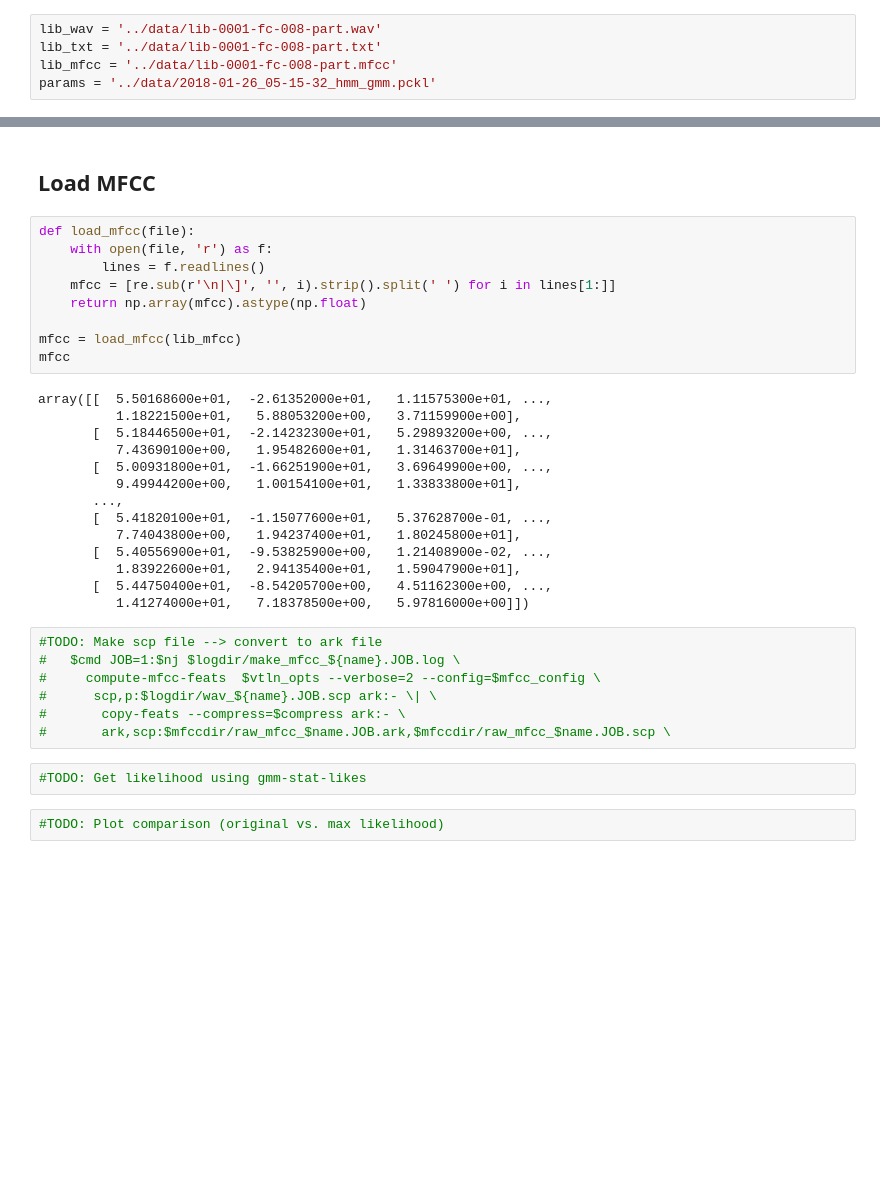
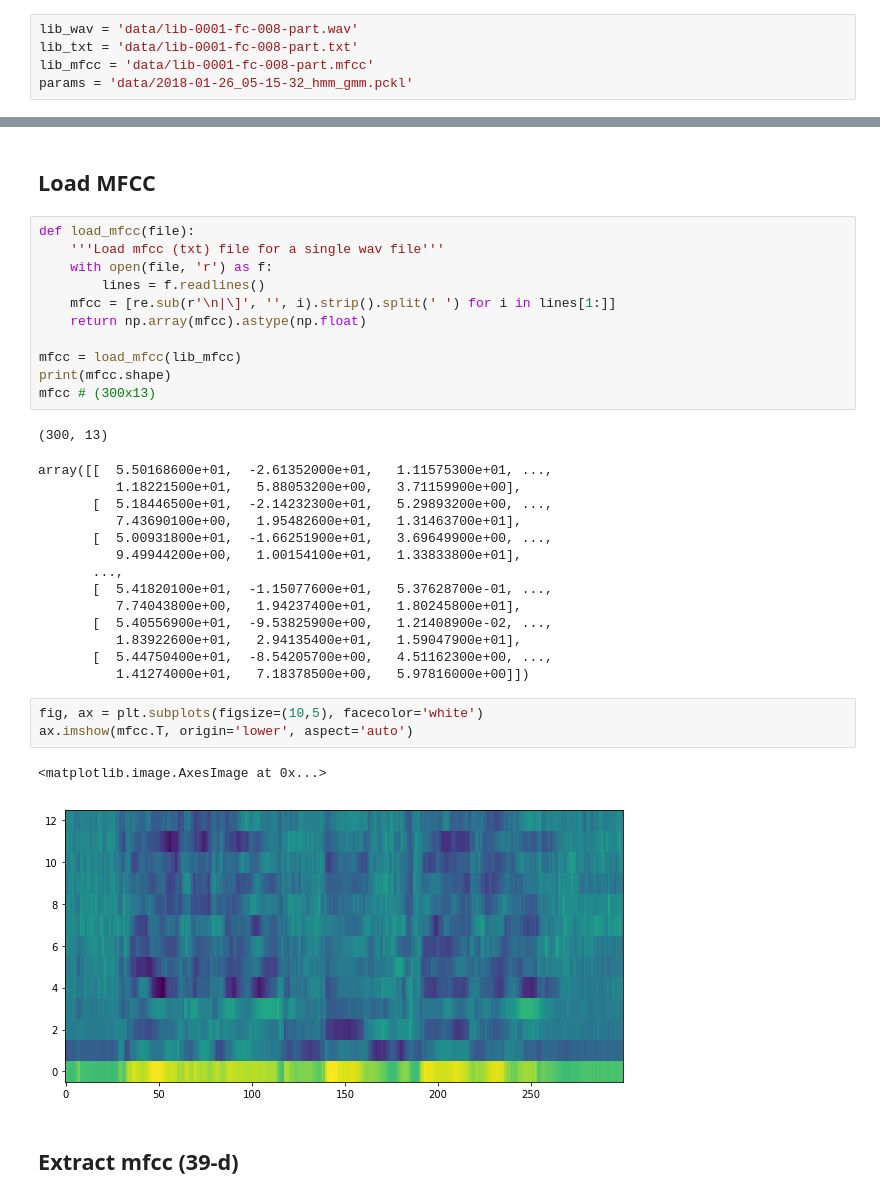
Before and after one commit to jaekookang/kaldi_tools, a Jupyter notebook: tools/calculate_likelihood_per_frame/calculate_likelihood_per_frame.ipynb, the cells around one changed output, grey strips where cells are left out. Cells and saved outputs as stored; diff of their text form; blank space fills up the shorter version.

```diff
--- a/tools/calculate_likelihood_per_frame.ipynb
+++ b/tools/calculate_likelihood_per_frame/calculate_likelihood_per_frame.ipynb
@@ -12,6 +15,6 @@ import IPython
 # %%
-lib_wav = '../data/lib-0001-fc-008-part.wav'
-lib_txt = '../data/lib-0001-fc-008-part.txt'
-lib_mfcc = '../data/lib-0001-fc-008-part.mfcc'
-params = '../data/2018-01-26_05-15-32_hmm_gmm.pckl'
+lib_wav = 'data/lib-0001-fc-008-part.wav'
+lib_txt = 'data/lib-0001-fc-008-part.txt'
+lib_mfcc = 'data/lib-0001-fc-008-part.mfcc'
+params = 'data/2018-01-26_05-15-32_hmm_gmm.pckl'
 # %%
@@ -26,35 +29,35 @@ IPython.display.Audio(lib_wav)
 ## Load MFCC
 # %%
 def load_mfcc(file):
+    '''Load mfcc (txt) file for a single wav file'''
     with open(file, 'r') as f:
         lines = f.readlines()
     mfcc = [re.sub(r'\n|\]', '', i).strip().split(' ') for i in lines[1:]]
     return np.array(mfcc).astype(np.float)
 
 mfcc = load_mfcc(lib_mfcc)
-mfcc
+print(mfcc.shape)
+mfcc # (300x13)
 # %% [output]
-array([[  5.50168600e+01,  -2.61352000e+01,   1.11575300e+01, ...,
-          1.18221500e+01,   5.88053200e+00,   3.71159900e+00],
-       [  5.18446500e+01,  -2.14232300e+01,   5.29893200e+00, ...,
-          7.43690100e+00,   1.95482600e+01,   1.31463700e+01],
-       [  5.00931800e+01,  -1.66251900e+01,   3.69649900e+00, ...,
-          9.49944200e+00,   1.00154100e+01,   1.33833800e+01],
-       ...,
-       [  5.41820100e+01,  -1.15077600e+01,   5.37628700e-01, ...,
-          7.74043800e+00,   1.94237400e+01,   1.80245800e+01],
-       [  5.40556900e+01,  -9.53825900e+00,   1.21408900e-02, ...,
-          1.83922600e+01,   2.94135400e+01,   1.59047900e+01],
-       [  5.44750400e+01,  -8.54205700e+00,   4.51162300e+00, ...,
-          1.41274000e+01,   7.18378500e+00,   5.97816000e+00]])
+(300, 13)
+array([[  5.50168600e+01,  -2.61352000e+01,   1.11575300e+01, ...,
+          1.18221500e+01,   5.88053200e+00,   3.71159900e+00],
+       [  5.18446500e+01,  -2.14232300e+01,   5.29893200e+00, ...,
+          7.43690100e+00,   1.95482600e+01,   1.31463700e+01],
+       [  5.00931800e+01,  -1.66251900e+01,   3.69649900e+00, ...,
+          9.49944200e+00,   1.00154100e+01,   1.33833800e+01],
+       ...,
+       [  5.41820100e+01,  -1.15077600e+01,   5.37628700e-01, ...,
+          7.74043800e+00,   1.94237400e+01,   1.80245800e+01],
+       [  5.40556900e+01,  -9.53825900e+00,   1.21408900e-02, ...,
+          1.83922600e+01,   2.94135400e+01,   1.59047900e+01],
+       [  5.44750400e+01,  -8.54205700e+00,   4.51162300e+00, ...,
+          1.41274000e+01,   7.18378500e+00,   5.97816000e+00]])
-# %%
-#TODO: Make scp file --> convert to ark file
-#   $cmd JOB=1:$nj $logdir/make_mfcc_${name}.JOB.log \
-#     compute-mfcc-feats  $vtln_opts --verbose=2 --config=$mfcc_config \
-#      scp,p:$logdir/wav_${name}.JOB.scp ark:- \| \
-#       copy-feats --compress=$compress ark:- \
-#       ark,scp:$mfccdir/raw_mfcc_$name.JOB.ark,$mfccdir/raw_mfcc_$name.JOB.scp \
-# %%
-#TODO: Get likelihood using gmm-stat-likes
-# %%
-#TODO: Plot comparison (original vs. max likelihood)
+# %%
+fig, ax = plt.subplots(figsize=(10,5), facecolor='white')
+ax.imshow(mfcc.T, origin='lower', aspect='auto')
+# %% [output]
+<matplotlib.image.AxesImage at 0x...>
+[figure, added]
+# %% [markdown]
+## Extract mfcc (39-d)
```
Also changed, not shown: parts of 14 cells of this notebook, 17 other files.
